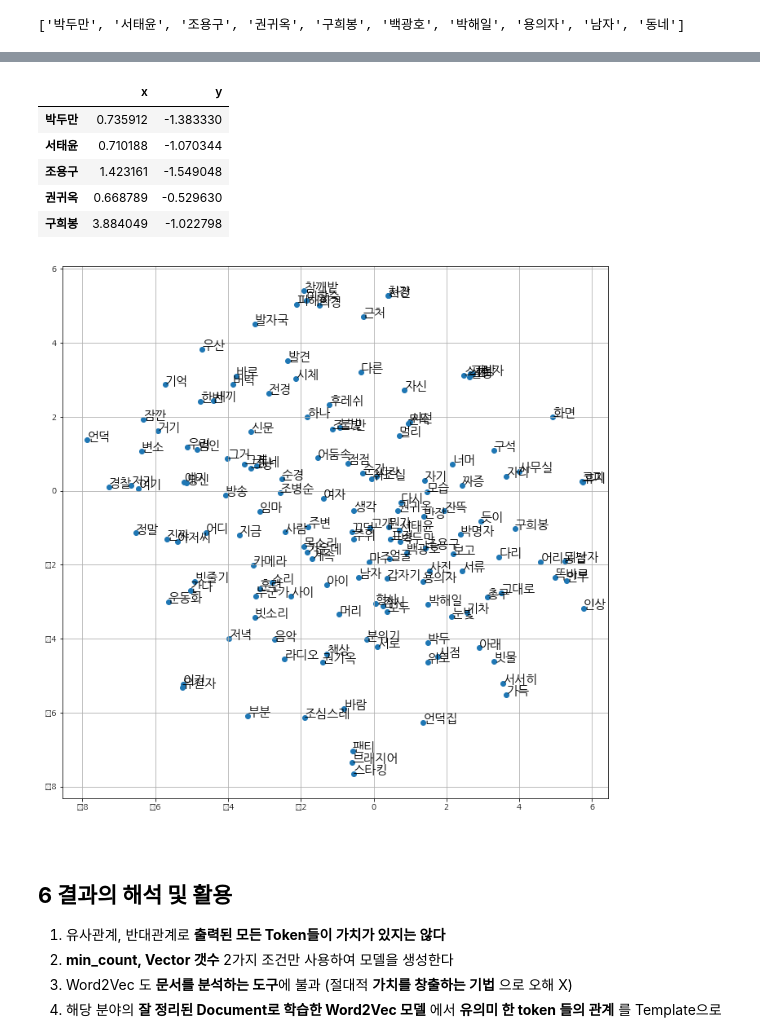
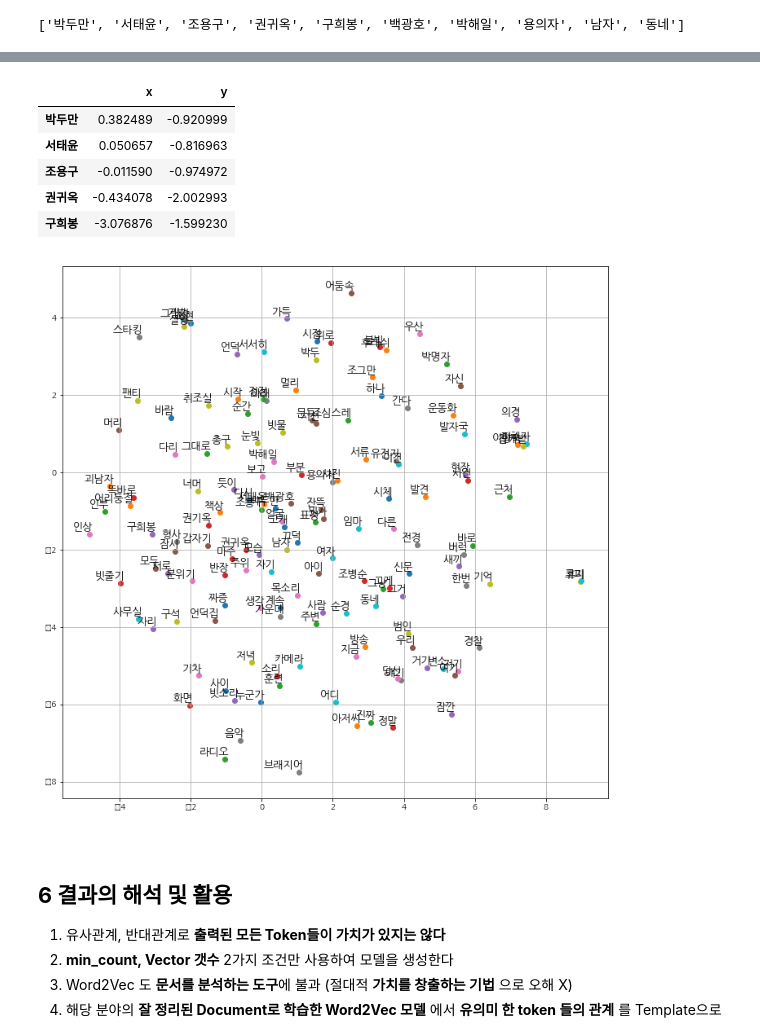
Before and after one commit to YongBeomKim/nltk_rnd, a Jupyter notebook: ipython/03.Word2Vec.ipynb, the cells around one changed output, grey strips where cells are left out. Cells and saved outputs as stored; diff of their text form; code cells hidden in the pictures.

Commit message:
word2vec

```diff
--- a/ipython/03.Word2Vec.ipynb
+++ b/ipython/03.Word2Vec.ipynb
@@ -205,0 +189,7 @@ Wall time: 2 s
+# %%
+# 같은 벡터의 데이터 끼지 색을 일치시킨다
+labels, tokens = [], []
+
+for word in model.wv.vocab:
+    tokens.append(model.wv[word])
+    labels.append(word)
@@ -206,30 +207,40 @@ Wall time: 2 s
+# %%
+from sklearn.manifold import TSNE
+tsne_model = TSNE(n_components=2)#, perplexity=40, init='pca', n_iter=1500, random_state=23)
+new_values = tsne_model.fit_transform(tokens)
 # %%
 import pandas as pd
-df = pd.DataFrame(X_tsne,
-                  index   = vocab,
+df = pd.DataFrame(new_values,
+                  index   = labels,
                   columns = ['x', 'y'])
 df.head()
 # %% [output]
 |  | x | y |
-| 박두만 | 0.735912 | -1.383330 |
-| 서태윤 | 0.710188 | -1.070344 |
-| 조용구 | 1.423161 | -1.549048 |
-| 권귀옥 | 0.668789 | -0.529630 |
-| 구희봉 | 3.884049 | -1.022798 |
+| 박두만 | 0.382489 | -0.920999 |
+| 서태윤 | 0.050657 | -0.816963 |
+| 조용구 | -0.011590 | -0.974972 |
+| 권귀옥 | -0.434078 | -2.002993 |
+| 구희봉 | -3.076876 | -1.599230 |
 # %%
 %matplotlib inline
+import matplotlib.pyplot as plt
 from matplotlib import rc
 rc('font', family=['NanumGothic','Malgun Gothic'])
+plt.figure(figsize=(12,12))
 
-import matplotlib.pyplot as plt
-fig = plt.figure(figsize=(12,12))
-ax  = fig.add_subplot(1, 1, 1)
-ax.scatter(df['x'], df['y'])
-for word, pos in df.iterrows():
-    ax.annotate(word, pos, fontsize=15)
-plt.grid(True)
+for i in range(len(df)):
+    plt.scatter(df['x'][i],df['y'][i])
+    plt.annotate(df.index[i],
+                 xy = (df['x'][i], df['y'][i]),
+                 xytext = (5, 2),
+                 fontsize = 13,
+                 textcoords = 'offset points',
+                 ha = 'right',
+                 va = 'bottom')
+plt.grid()
+plt.show()
 # %% [output]
-[figure, old version]
+[figure, new version]
 # %% [markdown]
 <br></br>
 ## **6 결과의 해석 및 활용**
```
Also changed, not shown: parts of 9 cells of this notebook.
